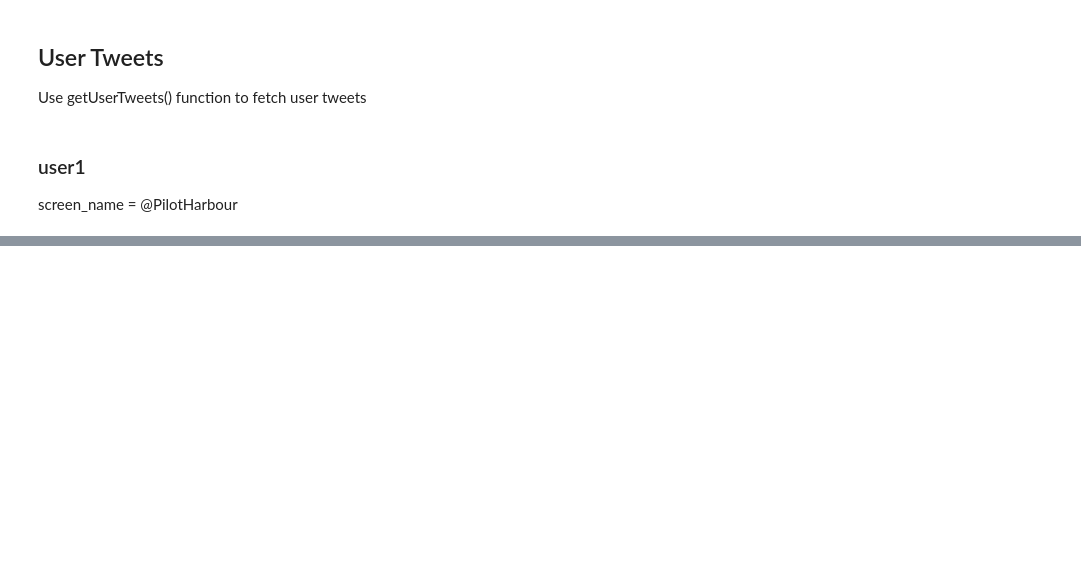
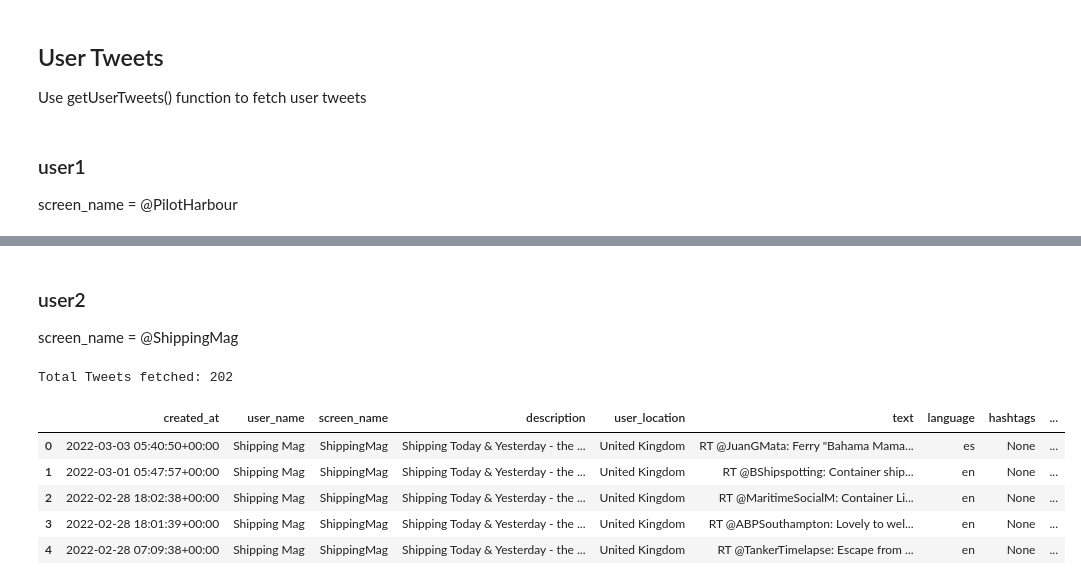
Before and after one commit to EloiseX/Business-Prcticum, a Jupyter notebook: image_scraping.ipynb, the cells around one changed output, grey strips where cells are left out. Saved outputs shown, nothing was run; the diff lists cells and outputs as text; code cells hidden in the pictures; blank space fills up the shorter version.

```diff
--- a/image_scraping.ipynb
+++ b/image_scraping.ipynb
@@ -124,3 +124,23 @@ Total Tweets fetched: 782
 # %%
 # export dataframe to csv file
 user1.to_csv('C:/Users/tivon/projects/twitter_project/data/user_tweets_pilotharbour.csv')
+# %% [markdown]
+### user2
+screen_name = @ShippingMag
+# %%
+# Use getUserTweets function (screen_name = 'ShippingMag', count = 1000)
+user2 = getUserTweets('ShippingMag', 1000)
+
+# show total number of tweets
+print("Total Tweets fetched:", len(user2))
+
+# show the dataframe
+user2.head()
+# %% [output]
+Total Tweets fetched: 202
+|  | created_at | user_name | screen_name | description | user_location | text | language | hashtags | ... |
+| 0 | 2022-03-03 05:40:50+00:00 | Shipping Mag | ShippingMag | Shipping Today & Yesterday - the ... | United Kingdom | RT @JuanGMata: Ferry "Bahama Mama... | es | None | ... |
+| 1 | 2022-03-01 05:47:57+00:00 | Shipping Mag | ShippingMag | Shipping Today & Yesterday - the ... | United Kingdom | RT @BShipspotting: Container ship... | en | None | ... |
+| 2 | 2022-02-28 18:02:38+00:00 | Shipping Mag | ShippingMag | Shipping Today & Yesterday - the ... | United Kingdom | RT @MaritimeSocialM: Container Li... | en | None | ... |
+| 3 | 2022-02-28 18:01:39+00:00 | Shipping Mag | ShippingMag | Shipping Today & Yesterday - the ... | United Kingdom | RT @ABPSouthampton: Lovely to wel... | en | None | ... |
+| 4 | 2022-02-28 07:09:38+00:00 | Shipping Mag | ShippingMag | Shipping Today & Yesterday - the ... | United Kingdom | RT @TankerTimelapse: Escape from ... | en | None | ... |
```
Also changed, not shown: parts of 17 cells of this notebook, 6 other files.
